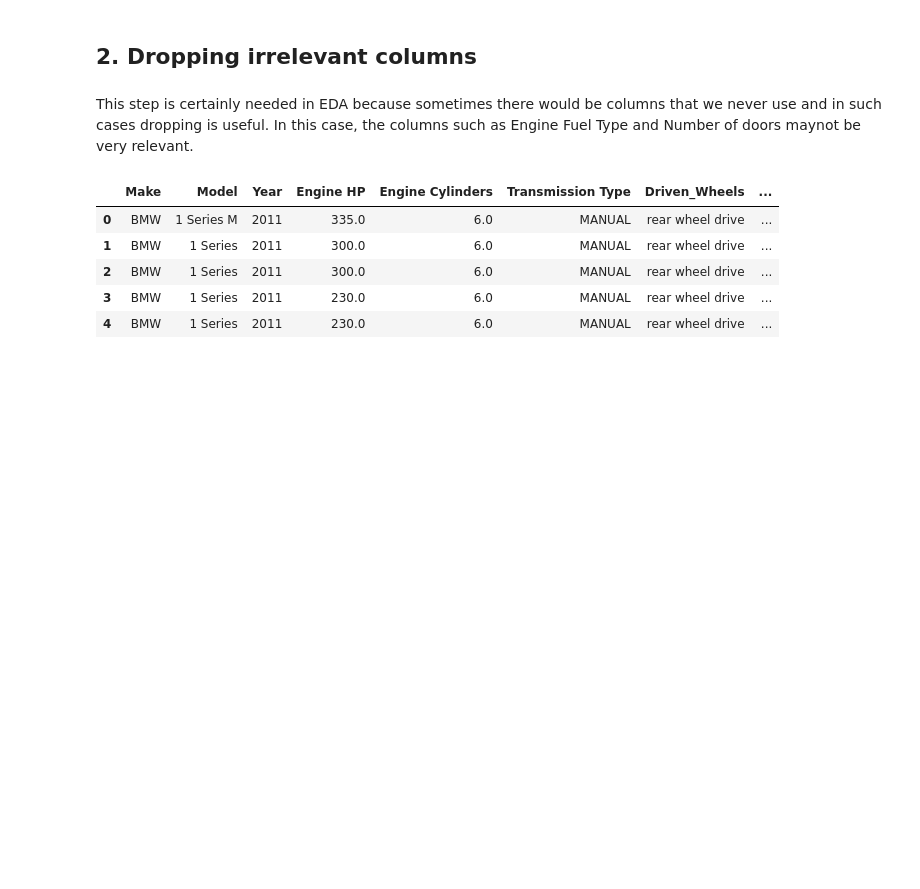
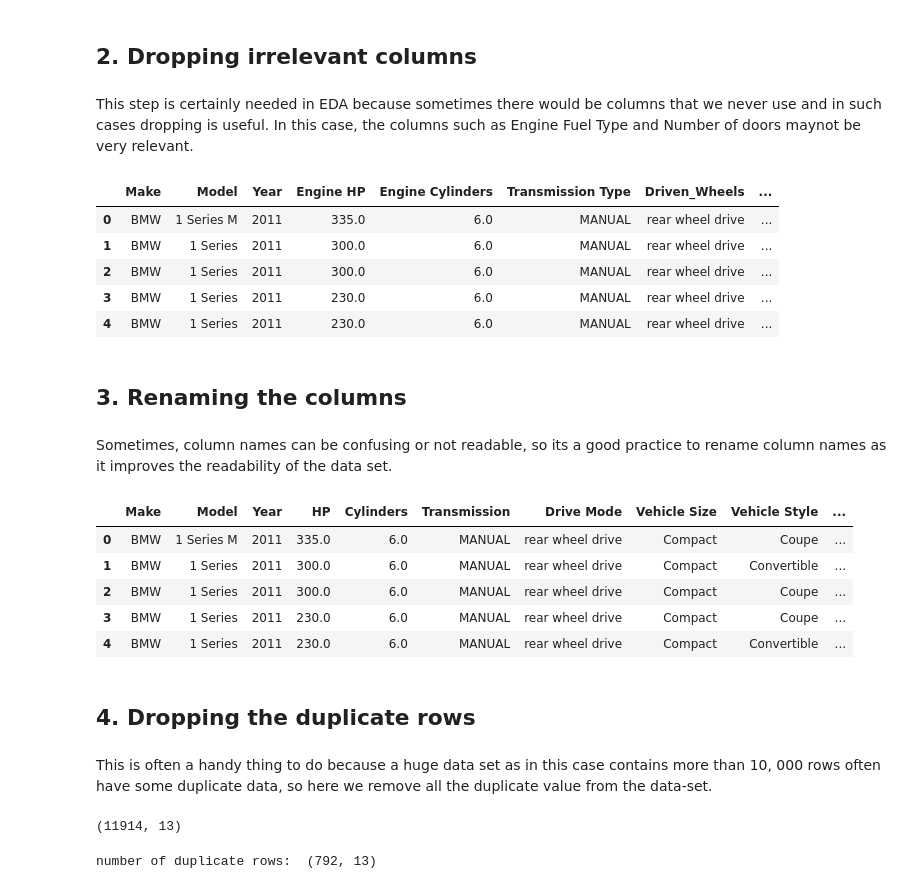
Before and after one commit to malinenimaurya/Data-Science-notebooks, a Jupyter notebook: Exploratory_data_analysis_cars.ipynb, the cells around one changed output. Cells and saved outputs as stored; diff of their text form; code cells hidden in the pictures; blank space fills up the shorter version.

```diff
--- a/Exploratory_data_analysis_cars.ipynb
+++ b/Exploratory_data_analysis_cars.ipynb
@@ -102,7 +102,7 @@ df.describe()
 # %% [markdown]
 This step is certainly needed in EDA because sometimes there would be columns that we never use and in such cases dropping is useful. In this case, the columns such as Engine Fuel Type and Number of doors maynot be very relevant.
 # %%
-df = df.drop(['Engine Fuel Type', 'Number of Doors'], axis=1)
+df = df.drop(['Engine Fuel Type', 'Number of Doors','Market Category'], axis=1)
 df.head(5)
 # %% [output]
 |  | Make | Model | Year | Engine HP | Engine Cylinders | Transmission Type | Driven_Wheels | ... |
@@ -111,3 +111,30 @@ df.head(5)
 | 2 | BMW | 1 Series | 2011 | 300.0 | 6.0 | MANUAL | rear wheel drive | ... |
 | 3 | BMW | 1 Series | 2011 | 230.0 | 6.0 | MANUAL | rear wheel drive | ... |
 | 4 | BMW | 1 Series | 2011 | 230.0 | 6.0 | MANUAL | rear wheel drive | ... |
+# %% [markdown]
+## 3. Renaming the columns
+# %% [markdown]
+Sometimes, column names can be confusing or not readable, so its a good practice to rename column names as it improves the readability of the data set.
+# %%
+df = df.rename(columns={"Engine HP": "HP", "Engine Cylinders": "Cylinders", "Transmission Type": "Transmission", "Driven_Wheels": "Drive Mode","highway MPG": "MPG-H", "city mpg": "MPG-C", "MSRP": "Price" })
+df.head(5)
+# %% [output]
+|  | Make | Model | Year | HP | Cylinders | Transmission | Drive Mode | Vehicle Size | Vehicle Style | ... |
+| 0 | BMW | 1 Series M | 2011 | 335.0 | 6.0 | MANUAL | rear wheel drive | Compact | Coupe | ... |
+| 1 | BMW | 1 Series | 2011 | 300.0 | 6.0 | MANUAL | rear wheel drive | Compact | Convertible | ... |
+| 2 | BMW | 1 Series | 2011 | 300.0 | 6.0 | MANUAL | rear wheel drive | Compact | Coupe | ... |
+| 3 | BMW | 1 Series | 2011 | 230.0 | 6.0 | MANUAL | rear wheel drive | Compact | Coupe | ... |
+| 4 | BMW | 1 Series | 2011 | 230.0 | 6.0 | MANUAL | rear wheel drive | Compact | Convertible | ... |
+# %% [markdown]
+## 4. Dropping the duplicate rows
+# %% [markdown]
+This is often a handy thing to do because a huge data set as in this case contains more than 10, 000 rows often have some duplicate data, so here we remove all the duplicate value from the data-set.
+# %%
+df.shape
+# %% [output]
+(11914, 13)
+# %%
+duplicate_rows_df = df[df.duplicated()]
+print("number of duplicate rows: ", duplicate_rows_df.shape)
+# %% [output]
+number of duplicate rows:  (792, 13)
```
Also changed, not shown: parts of 9 cells of this notebook.
